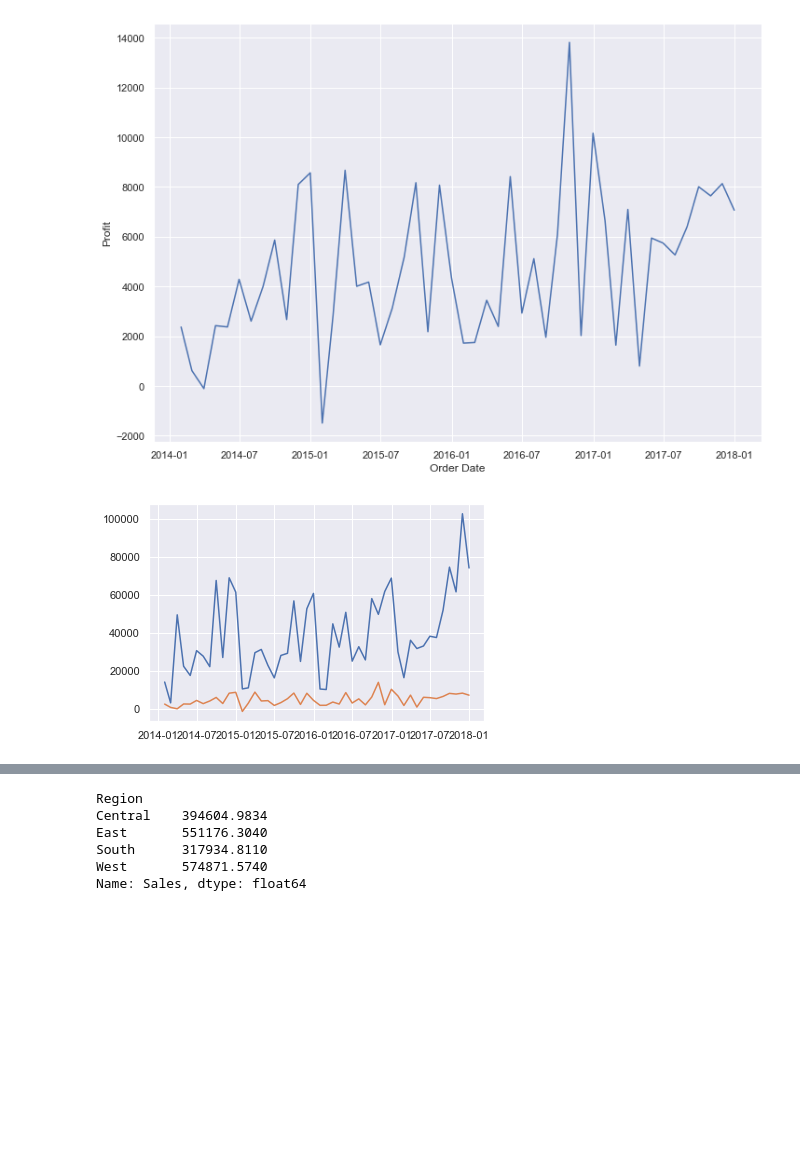
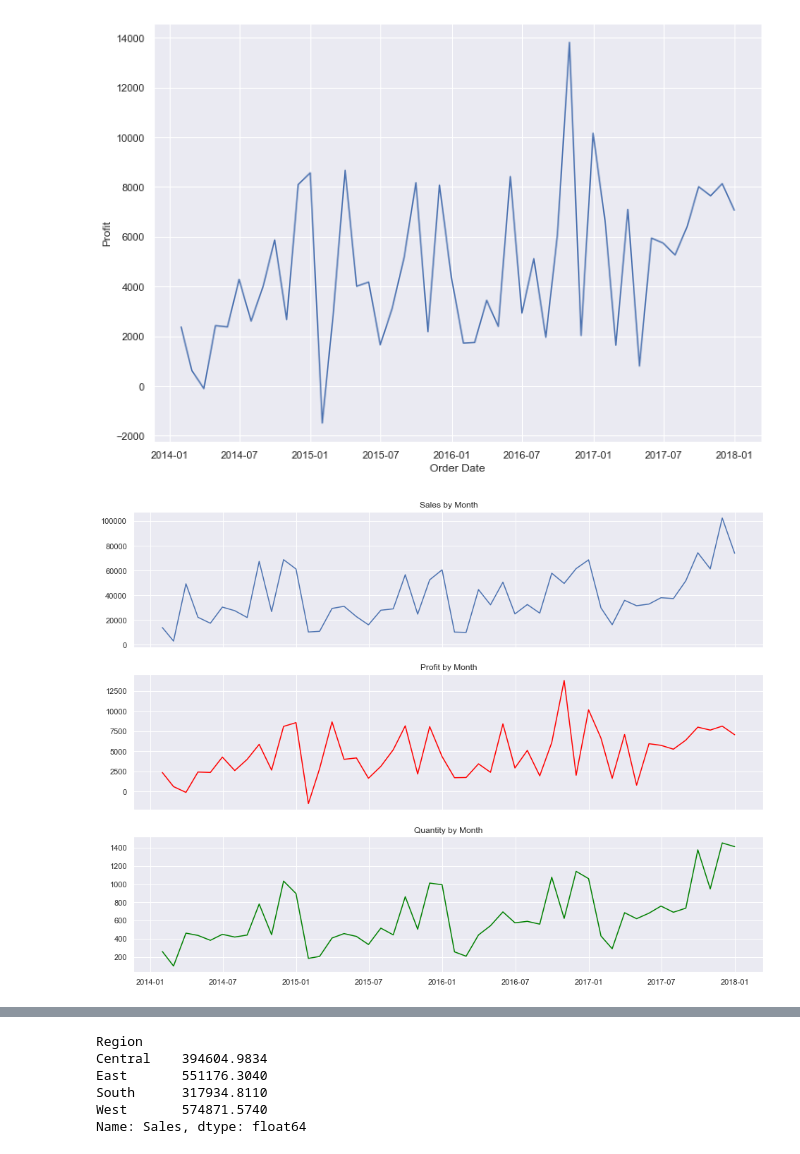
Before and after one commit to WickedoneC/Misc, a Jupyter notebook: DC_DAP/Untitled.ipynb, the cells around one changed output, grey strips where cells are left out. Cells and saved outputs as stored; diff of their text form; code cells hidden in the pictures; blank space fills up the shorter version.

Commit message:
subplots and heatmap

```diff
--- a/DC_DAP/Untitled.ipynb
+++ b/DC_DAP/Untitled.ipynb
@@ -318,25 +318,45 @@ sns.lineplot(data = df3, x = df3.index, y = 'Profit')
 # %%
 # plt.plot(df3, 'Sales', color='r', label='Sales')
 # plt.plot(df3, 'Profit', color='g', label='Profit')
 
 # plt.plot(df3.index, 'Sales')
 # plt.plot(df3, 'Profit')
 
 # # Naming the x-axis, y-axis and the whole graph
 # plt.xlabel("Date")
 # plt.ylabel("Profit and Sales")
 # plt.title("Profit and Sales")
 
 # # Adding legend, which helps us recognize the curve according to it's color
 # plt.legend()
 
 # # To load the display window
 # plt.show()
 
 
+fig, ax = plt.subplots(3,
+           sharex='col', sharey='row', figsize=(16,12))
 
-plt.plot(df3.index, "Sales", data=df3)
-plt.plot(df3.index, "Profit", data=df3)
+# ax[0].text(0.5, 0.5,
+#               "top",
+#               color="green",
+#               fontsize=18,
+#               ha='center')
+
+# ax[1].text(0.5, 0.5,
+#               "bottom",
+#               color="green",
+#               fontsize=18,
+#               ha='center')
+
+
+# df.plot(subplots=True, layout=(2,1))
+ax[0].plot(df3.index, "Sales", data=df3)
+ax[0].set_title('Sales by Month')
+ax[1].plot(df3.index, "Profit", data=df3, color = 'red')
+ax[1].set_title('Profit by Month')
+ax[2].plot(df3.index, "Quantity", data=df3, color = 'green')
+ax[2].set_title('Quantity by Month')
 plt.show()
 # %% [output]
-[figure, old version]
+[figure, new version]
```
Also changed, not shown: parts of 4 cells of this notebook.
